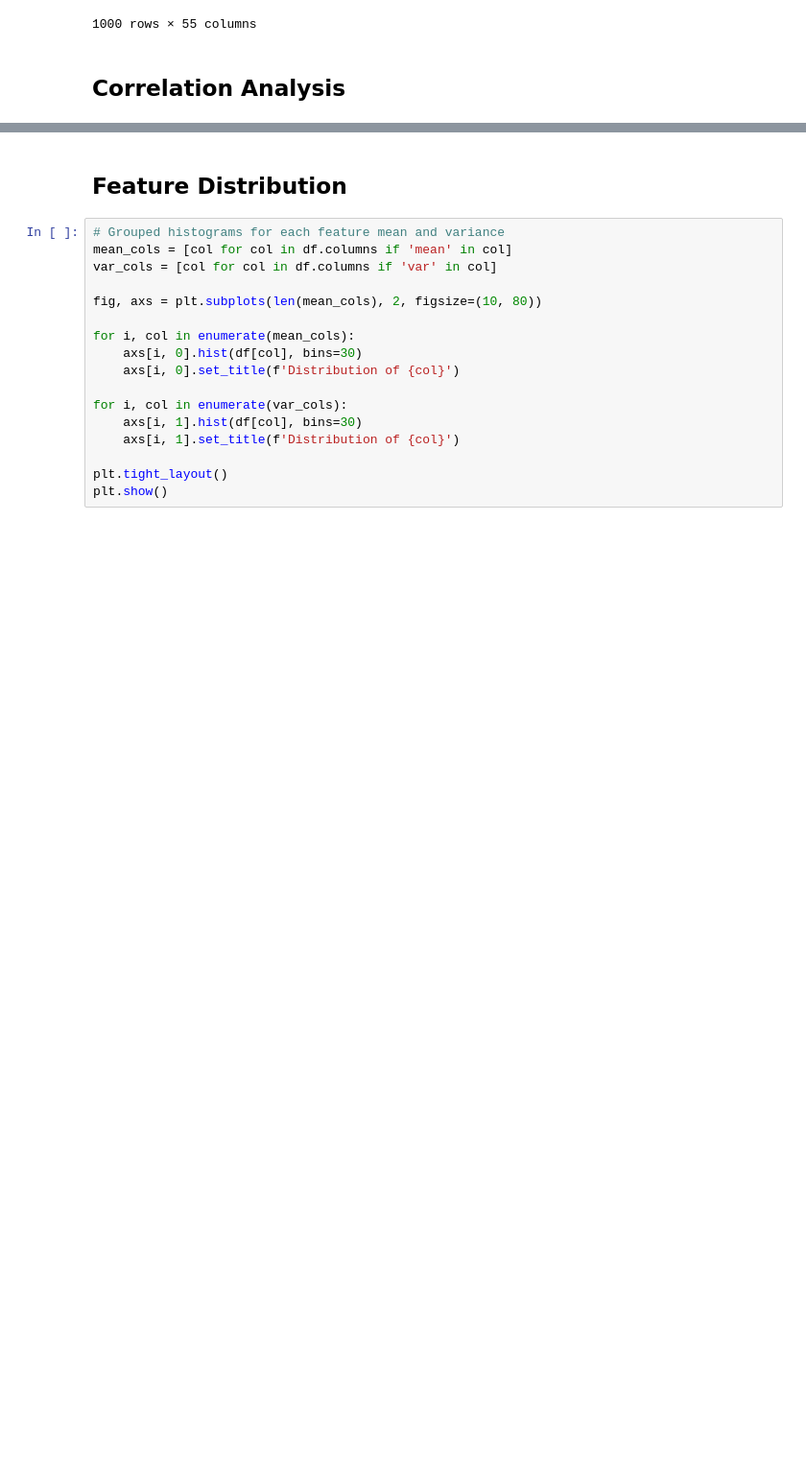
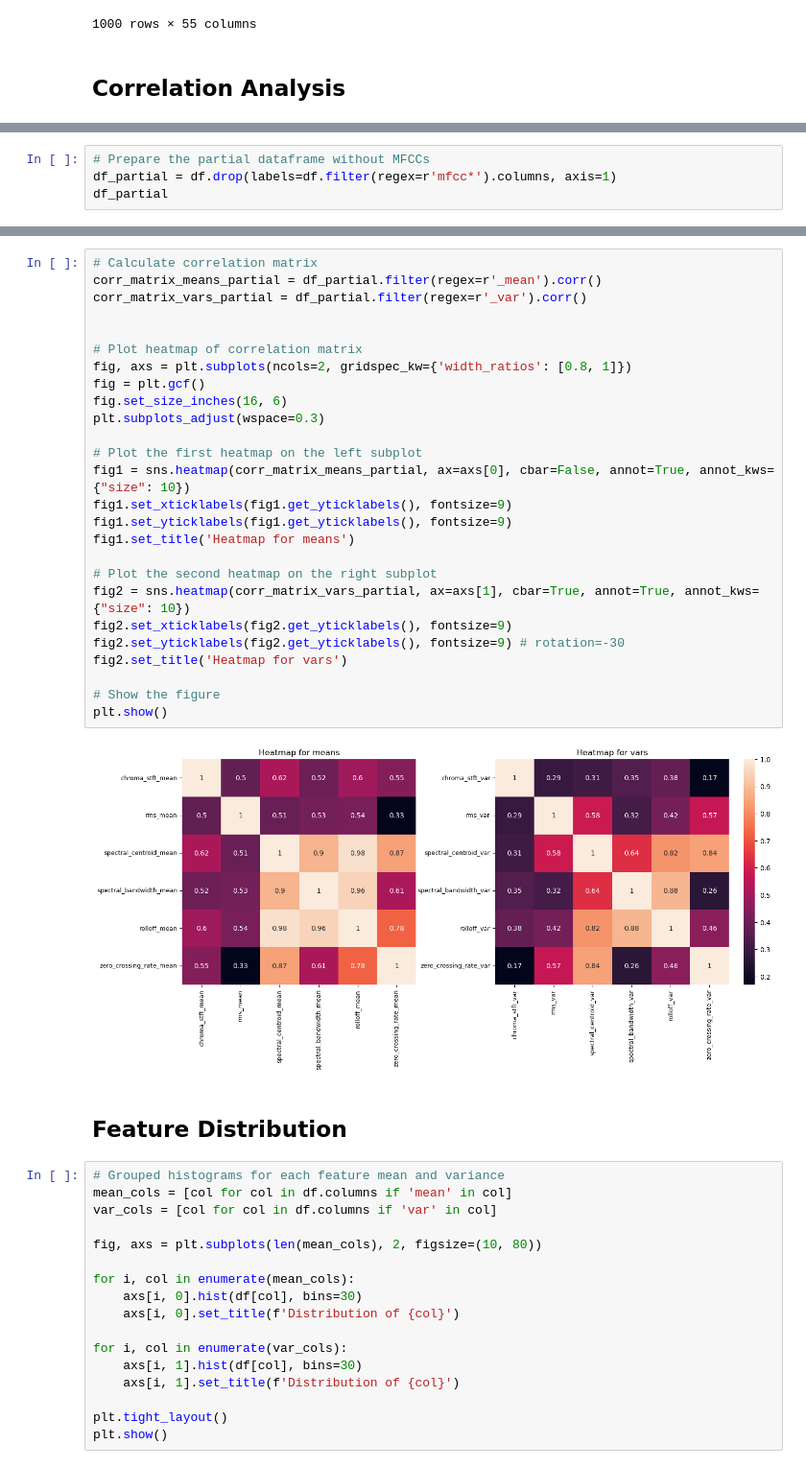
Before and after one commit to COGS118A/Group007-SP23, a Jupyter notebook: Checkpoint_Group007-SP23.ipynb, the cells around one changed output, grey strips where cells are left out. Shown at 96% size. Saved outputs shown, nothing was run; the diff lists cells and outputs as text; blank space fills up the shorter version.

Commit message:
some heatmap changes

```diff
--- a/Checkpoint_Group007-SP23.ipynb
+++ b/Checkpoint_Group007-SP23.ipynb
@@ -200,0 +204,4 @@ plt.show()
+# %%
+# Prepare the partial dataframe without MFCCs
+df_partial = df.drop(labels=df.filter(regex=r'mfcc*').columns, axis=1)
+df_partial
@@ -201,3 +222,31 @@ plt.show()
+# %%
+# Calculate correlation matrix
+corr_matrix_means_partial = df_partial.filter(regex=r'_mean').corr()
+corr_matrix_vars_partial = df_partial.filter(regex=r'_var').corr()
+
+
+# Plot heatmap of correlation matrix
+fig, axs = plt.subplots(ncols=2, gridspec_kw={'width_ratios': [0.8, 1]})
+fig = plt.gcf()
+fig.set_size_inches(16, 6)
+plt.subplots_adjust(wspace=0.3)
+
+# Plot the first heatmap on the left subplot
+fig1 = sns.heatmap(corr_matrix_means_partial, ax=axs[0], cbar=False, annot=True, annot_kws={"size": 10})
+fig1.set_xticklabels(fig1.get_yticklabels(), fontsize=9)
+fig1.set_yticklabels(fig1.get_yticklabels(), fontsize=9)
+fig1.set_title('Heatmap for means')
+
+# Plot the second heatmap on the right subplot
+fig2 = sns.heatmap(corr_matrix_vars_partial, ax=axs[1], cbar=True, annot=True, annot_kws={"size": 10})
+fig2.set_xticklabels(fig2.get_yticklabels(), fontsize=9)
+fig2.set_yticklabels(fig2.get_yticklabels(), fontsize=9) # rotation=-30
+fig2.set_title('Heatmap for vars')
+
+# Show the figure
+plt.show()
+# %% [output]
+[figure, added]
 # %% [markdown]
 ## Feature Distribution
 # %%
```
Also changed, not shown: parts of 13 cells of this notebook.
